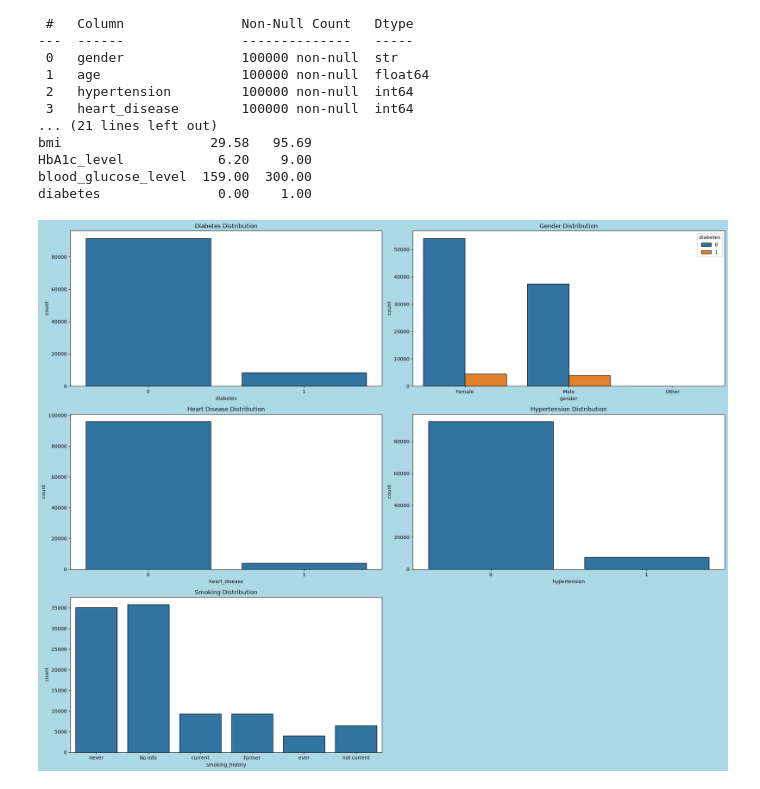
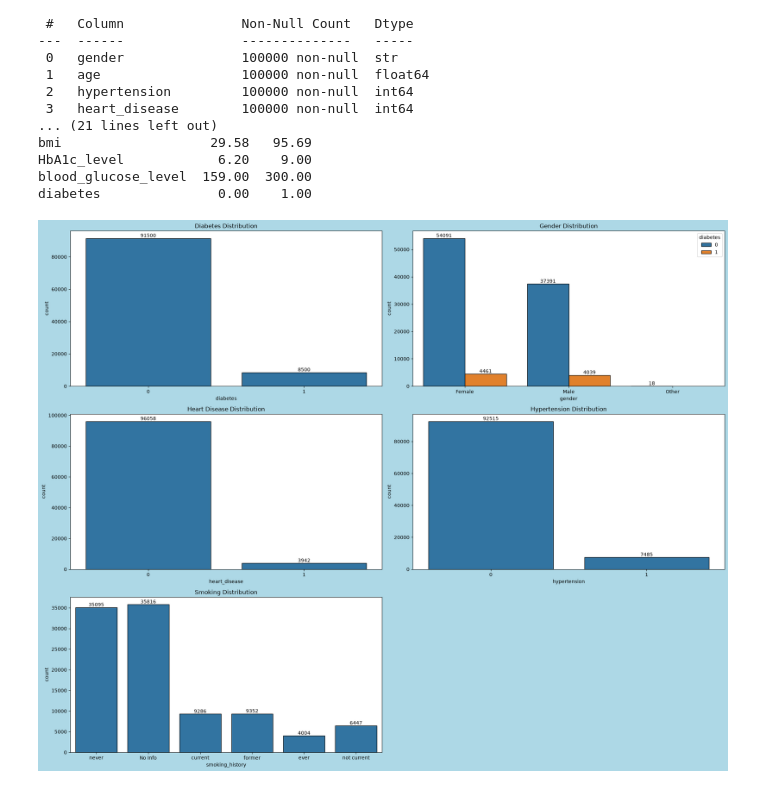
Before and after one commit to divneyrop/data-portfolio, a Jupyter notebook: notebooks/diabetes/eda.ipynb, the cells around one changed output. Drawn from its saved outputs; the diff is of its cells as text; code cells hidden in the pictures.

Commit message:
Add labels to countplot

```diff
--- a/notebooks/diabetes/eda.ipynb
+++ b/notebooks/diabetes/eda.ipynb
@@ -32,29 +32,35 @@ diabetes               0.00    1.00
 # %%
 plt.figure(figsize=(20,16), facecolor="lightblue")
 
 plt.subplot(3,2,1)
-sns.countplot(data=df, x="diabetes", edgecolor="black")
+ax = sns.countplot(data=df, x="diabetes", edgecolor="black")
+ax.bar_label(ax.containers[0])
 plt.title("Diabetes Distribution")
 
 plt.subplot(3,2,2)
-sns.countplot(data=df, x="gender", hue="diabetes", edgecolor="black")
+ax = sns.countplot(data=df, x="gender", hue="diabetes", edgecolor="black")
+for container in ax.containers:
+    ax.bar_label(container)
 plt.xlabel("gender")
 plt.ylabel("count")
 plt.title("Gender Distribution")
 
 plt.subplot(3,2,3)
-sns.countplot(data=df, x="heart_disease", edgecolor="black")
+ax = sns.countplot(data=df, x="heart_disease", edgecolor="black")
+ax.bar_label(ax.containers[0])
 plt.title("Heart Disease Distribution")
 
 plt.subplot(3,2,4)
-sns.countplot(data=df, x="hypertension", edgecolor="black")
+ax = sns.countplot(data=df, x="hypertension", edgecolor="black")
+ax.bar_label(ax.containers[0])
 plt.title("Hypertension Distribution")
 
 plt.subplot(3,2,5)
-sns.countplot(data=df, x="smoking_history", edgecolor="black")
+ax = sns.countplot(data=df, x="smoking_history", edgecolor="black")
+ax.bar_label(ax.containers[0])
 plt.title("Smoking Distribution")
 
 plt.tight_layout()
 plt.show()
 # %% [output]
-[figure, old version]
+[figure, new version]
```
